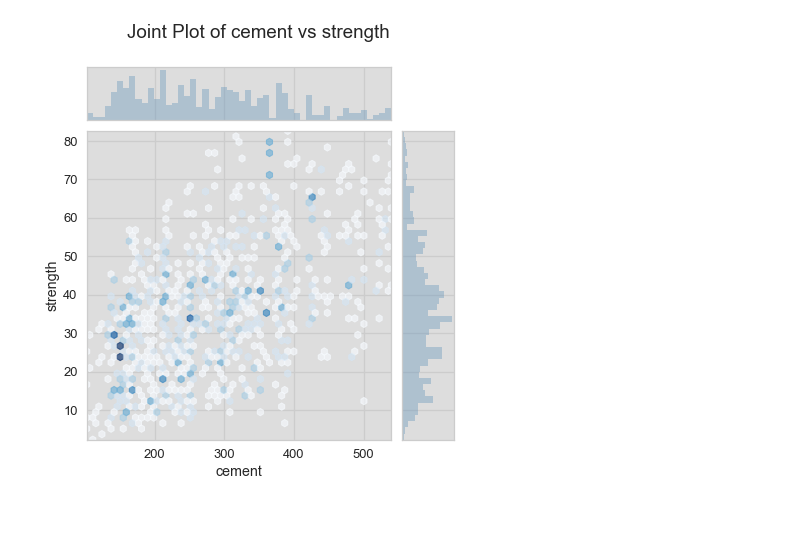
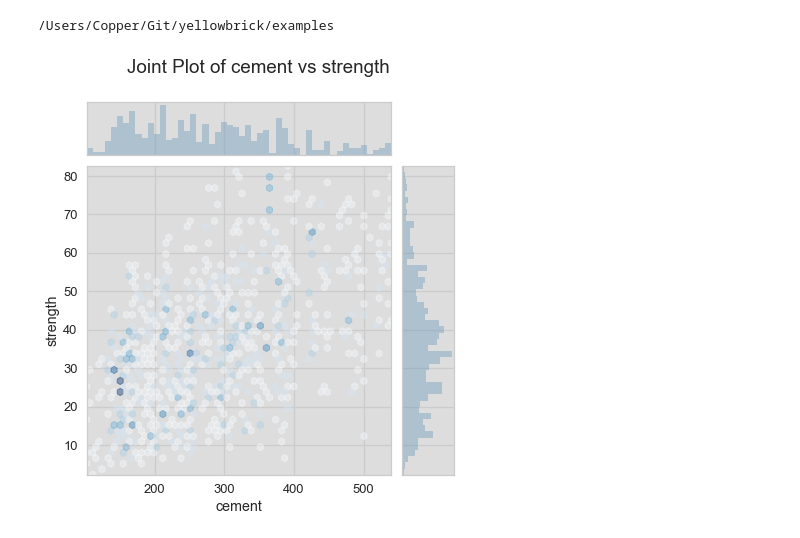
Before and after one commit to DistrictDataLabs/yellowbrick, a Jupyter notebook: examples/pdamodaran/jointplot.ipynb, the cells around one changed output. Drawn from its saved outputs; the diff is of its cells as text; code cells hidden in the pictures.

```diff
--- a/examples/pdamodaran/jointplot.ipynb
+++ b/examples/pdamodaran/jointplot.ipynb
@@ -256,6 +305,10 @@ def load_data(name):
 
     # Return the data frame
     return pd.read_csv(path)
+# %%
+cd /Users/Copper/Git/yellowbrick/examples
+# %% [output]
+/Users/Copper/Git/yellowbrick/examples
 # %%
 # Load the data
 df = load_data('concrete')
@@ -268,7 +321,6 @@ y = df[target].as_matrix()
 # %%
 visualizer = JointPlotVisualizer(feature=feature, target=target, joint_plot="hex")
 visualizer.fit(X, y)                # Fit the data to the visualizer
-visualizer.draw_joint(X, y)
 g = visualizer.poof()    # Draw/show/poof the data
 # %% [output]
-[figure, old version]
+[figure, new version]
```
Also changed, not shown: parts of 1 cell of this notebook.
